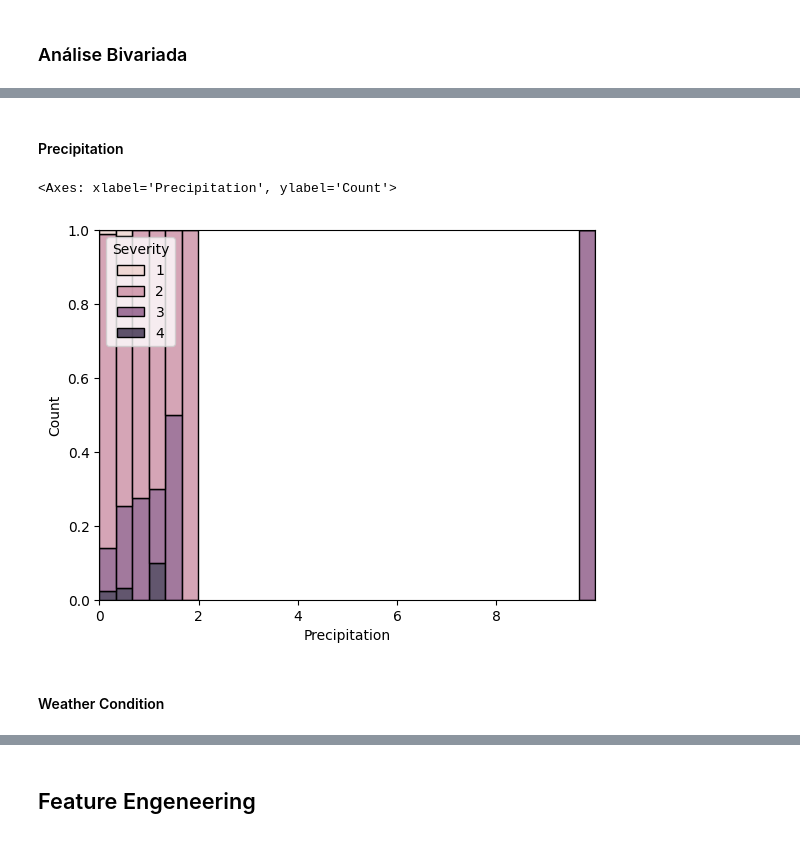
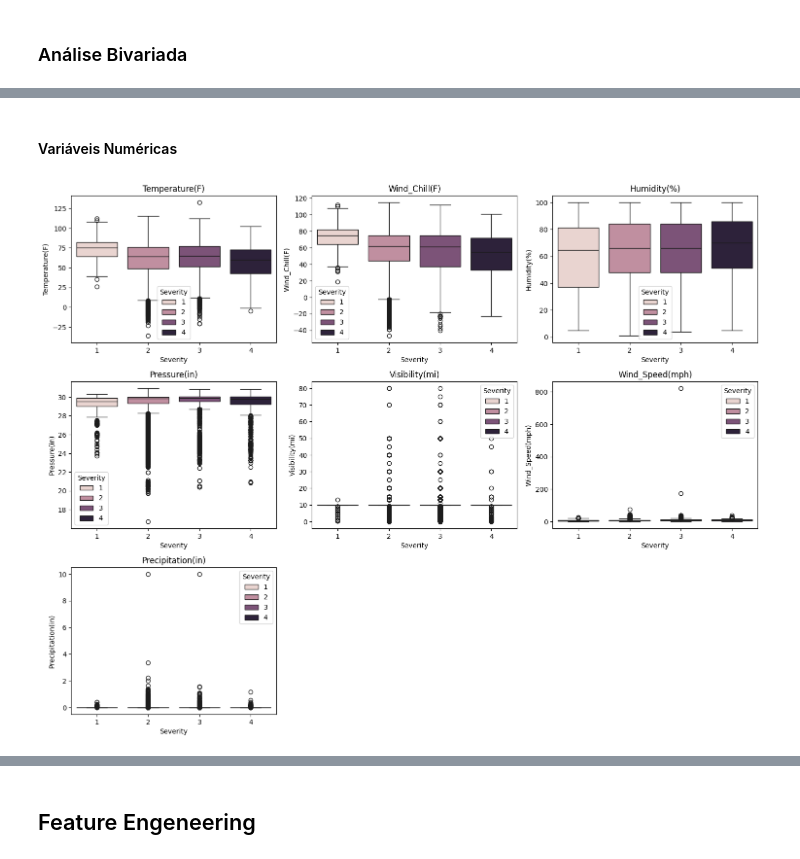
Before and after one commit to ArthurMesquita96/Traffic-Accident-Analysis, a Jupyter notebook: projeto_accidents.ipynb, the cells around one changed output, grey strips where cells are left out. Cells and saved outputs as stored; diff of their text form; code cells hidden in the pictures.

```diff
--- a/projeto_accidents.ipynb
+++ b/projeto_accidents.ipynb
@@ -597,18 +331,8 @@ histplot(
-# %% [markdown]
-#### Precipitation
-# %%
-histplot(
-    data = data_in_pandas,
-    query = '''
-        SELECT
-            `Precipitation(in)` AS Precipitation,
-            Severity
-        FROM data
-    ''',
-    hue = True,
-    bins = 30)
-# %% [output]
-<Axes: xlabel='Precipitation', ylabel='Count'>
-[figure, removed]
-# %% [markdown]
-#### Weather Condition
+# %% [markdown]
+#### Variáveis Numéricas
+# %%
+columns_features = ['Temperature(F)','Wind_Chill(F)','Humidity(%)','Pressure(in)','Visibility(mi)','Wind_Speed(mph)','Precipitation(in)']
+
+plot_matrix(data=data_in_pandas, columns_features=columns_features, n_rows = 4, n_cols = 3, plot = sns.boxplot, plot_kwargs={'x': 'Severity', 'hue':'Severity'}, loop_feature = 'y' ,label=False)
+# %% [output]
+[figure, added]
```
Also changed, not shown: parts of 54 cells of this notebook.
